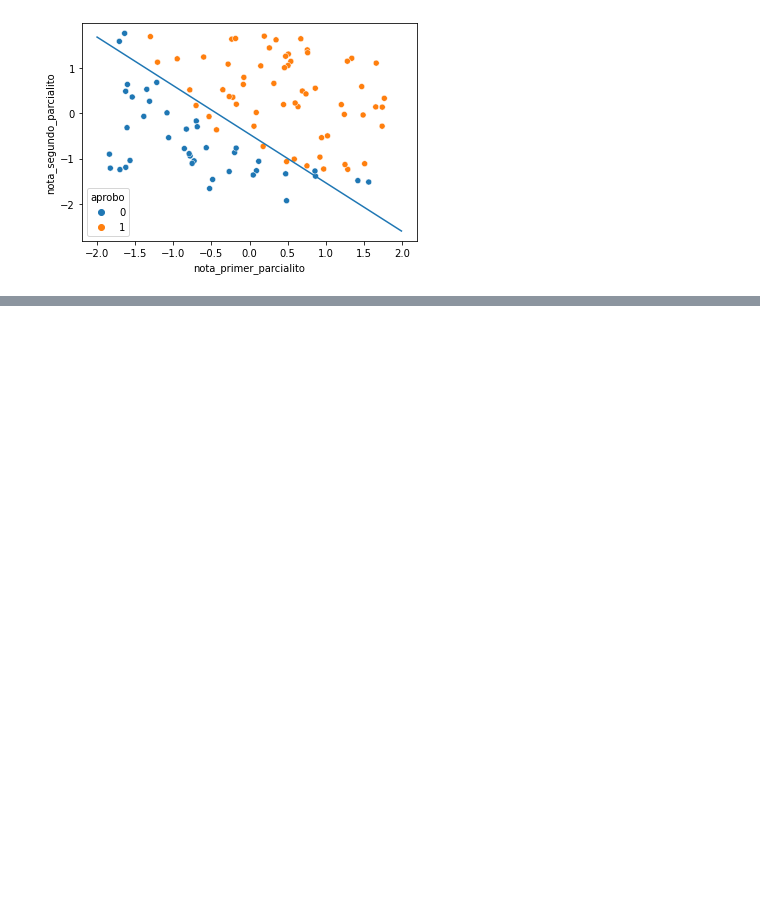
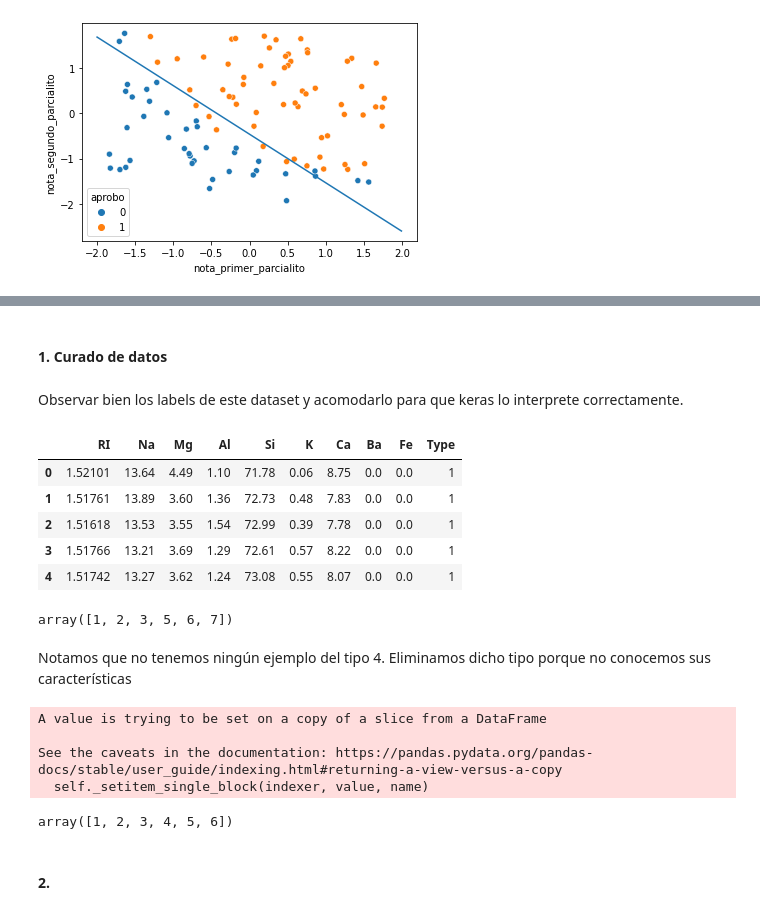
Before and after one commit to Nacho2904/pasantiacsc, a Jupyter notebook: regresion_logistica.ipynb, the cells around one changed output, grey strips where cells are left out. Drawn from its saved outputs; the diff is of its cells as text; code cells hidden in the pictures; blank space fills up the shorter version.

```diff
--- a/regresion_logistica.ipynb
+++ b/regresion_logistica.ipynb
@@ -136,0 +148,38 @@ sns.scatterplot( x="nota_primer_parcialito", y="nota_segundo_parcialito", data=d
+# %% [markdown]
+#### 1. Curado de datos
+# %% [markdown]
+Observar bien los labels de este dataset y acomodarlo para que
+keras lo interprete correctamente.
+# %%
+url = "https://raw.githubusercontent.com/CSC-CONICET/CURSO-LEARNING1/main/datasets/glass.csv"
+dataset_glass = pd.read_csv(url)
+dataset_glass.head()
+# %% [output]
+|  | RI | Na | Mg | Al | Si | K | Ca | Ba | Fe | Type |
+| 0 | 1.52101 | 13.64 | 4.49 | 1.10 | 71.78 | 0.06 | 8.75 | 0.0 | 0.0 | 1 |
+| 1 | 1.51761 | 13.89 | 3.60 | 1.36 | 72.73 | 0.48 | 7.83 | 0.0 | 0.0 | 1 |
+| 2 | 1.51618 | 13.53 | 3.55 | 1.54 | 72.99 | 0.39 | 7.78 | 0.0 | 0.0 | 1 |
+| 3 | 1.51766 | 13.21 | 3.69 | 1.29 | 72.61 | 0.57 | 8.22 | 0.0 | 0.0 | 1 |
+| 4 | 1.51742 | 13.27 | 3.62 | 1.24 | 73.08 | 0.55 | 8.07 | 0.0 | 0.0 | 1 |
+# %%
+dataset_glass["Type"].unique()
+# %% [output]
+array([1, 2, 3, 5, 6, 7])
+# %% [markdown]
+Notamos que no tenemos ningún ejemplo del tipo 4. Eliminamos dicho tipo porque no conocemos sus características
+# %%
+dataset_glass["Type"].loc[dataset_glass["Type"] == 5] = 4
+dataset_glass["Type"].loc[dataset_glass["Type"] == 6] = 5
+dataset_glass["Type"].loc[dataset_glass["Type"] == 7] = 6
+#dataset_glass["Type"] = dataset_glass["Type"].astype("category")
+# %% [output]
+A value is trying to be set on a copy of a slice from a DataFrame
+
+See the caveats in the documentation: https://pandas.pydata.org/pandas-docs/stable/user_guide/indexing.html#returning-a-view-versus-a-copy
+  self._setitem_single_block(indexer, value, name)
+# %%
+dataset_glass["Type"].unique()
+# %% [output]
+array([1, 2, 3, 4, 5, 6])
+# %% [markdown]
+#### 2.
```
Also changed, not shown: parts of 17 cells of this notebook.
